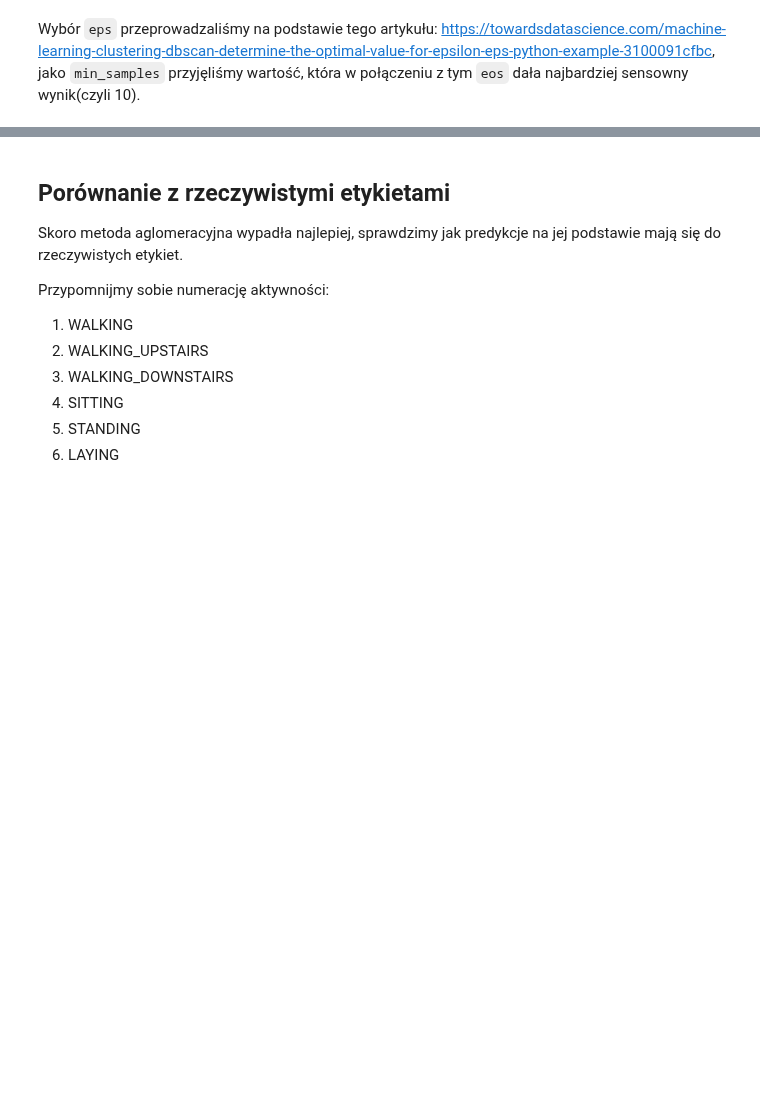
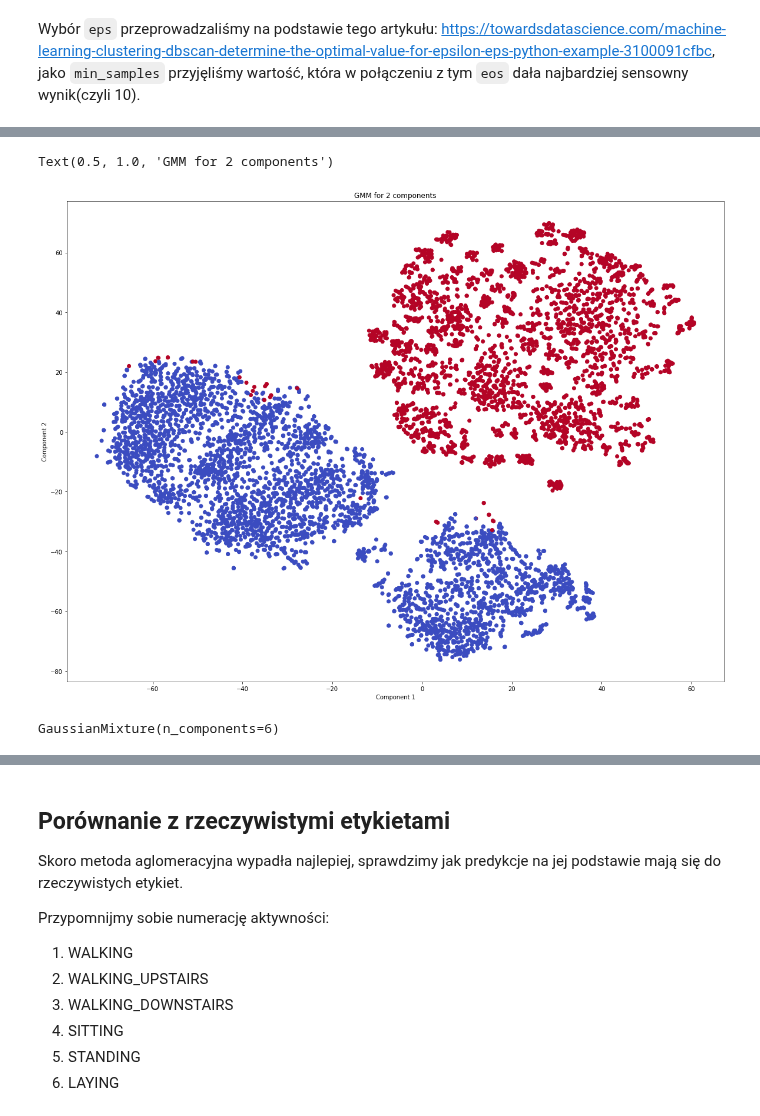
Before and after one commit to gekas145/WUM-2021-Projekty, a Jupyter notebook: Projekt2/final.ipynb, the cells around one changed output, grey strips where cells are left out. Saved outputs shown, nothing was run; the diff lists cells and outputs as text; code cells hidden in the pictures; blank space fills up the shorter version.

```diff
--- a/Projekt2/final.ipynb
+++ b/Projekt2/final.ipynb
@@ -172,0 +212,12 @@ plt.show()
+# %%
+gmm_labels = gmm.predict(X_train)
+plot_components(best_tsne.embedding_,title=False, labels=gmm.predict(X_train))
+plt.title('GMM for 2 components')
+# %% [output]
+Text(0.5, 1.0, 'GMM for 2 components')
+[figure, added]
+# %%
+gmm = mixture.GaussianMixture(n_components=6)
+gmm.fit(X_train)
+# %% [output]
+GaussianMixture(n_components=6)
```
Also changed, not shown: parts of 19 cells of this notebook.
